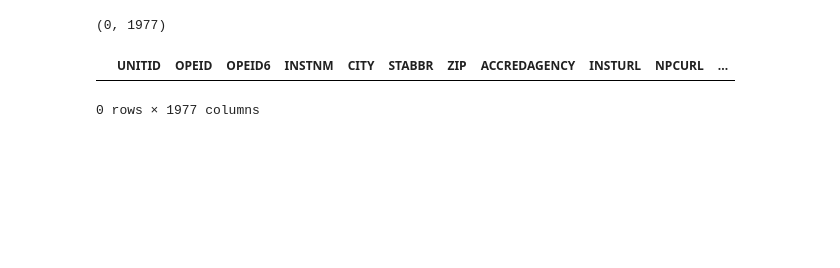
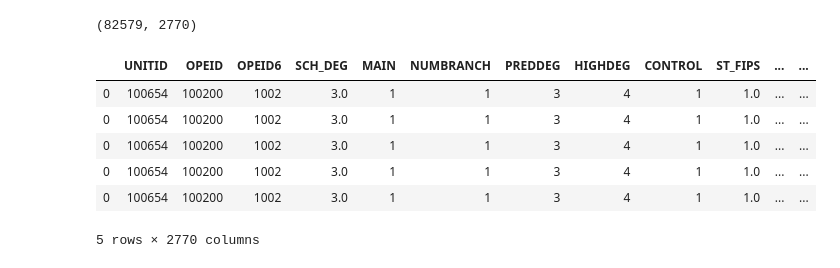
Before and after one commit to mattdintino/DS-5220-Project, a Jupyter notebook: initial_tests.ipynb, the cells around one changed output. Saved outputs shown, nothing was run; the diff lists cells and outputs as text; code cells hidden in the pictures; blank space fills up the shorter version.

```diff
--- a/initial_tests.ipynb
+++ b/initial_tests.ipynb
@@ -36,9 +36,10 @@ df_16 = pd.read_csv("CollegeScorecard_Raw_Data/MERGED2016_17_PP.csv")
 df_17 = pd.read_csv("CollegeScorecard_Raw_Data/MERGED2017_18_PP.csv")
 # %%
 frames = [
-    df_96, df_97, df_98, df_99, df_00,
-    df_01, df_02, df_03, df_04, df_05,
-    df_06, df_07, df_08, df_09, df_10,
+    #df_96, df_97, df_98, df_99, df_00,
+    #df_01, df_02, df_03, df_04, df_05,
+    #df_06, df_07, df_08, df_09,
+    df_10,
     df_11, df_12, df_13, df_14, df_15,
     df_16, df_17
 ]
@@ -57,0 +128,9 @@ data.head()
+# %%
+#convert columns into floats where possible, one-hot-encode others
+cats = []
+for i in data_removed_nulls.columns:
+    if data_removed_nulls[i].dtype == "object":
+        try:
+            data_removed_nulls[i] = data_removed_nulls[i].astype('float64')
+        except:
+            cats.append(i)
@@ -57,0 +157,7 @@ data.head()
+# %%
+#print("Columns before filtering: " + str(X.shape[1]))
+ohe = pd.get_dummies(data_removed_nulls[['CITY', 'STABBR']])
+data_removed_nulls = data_removed_nulls.drop(columns=cats)
+#print("Columns after filtering: " + str(X.shape[1]))
+#print("ohe: " + str(ohe.shape[1]))
+ohe.head()
@@ -58,10 +172,13 @@ data.head()
 # %%
-data_removed_nulls = data.copy()
-data_removed_nulls = data_removed_nulls.dropna()
+data_removed_nulls = data_removed_nulls.join(ohe, how='inner')
 print(data_removed_nulls.shape)
 data_removed_nulls.head()
-##Can't remove nulls
 # %% [output]
-(0, 1977)
+(82579, 2770)
-|  | UNITID | OPEID | OPEID6 | INSTNM | CITY | STABBR | ZIP | ACCREDAGENCY | INSTURL | NPCURL | ... |
+|  | UNITID | OPEID | OPEID6 | SCH_DEG | MAIN | NUMBRANCH | PREDDEG | HIGHDEG | CONTROL | ST_FIPS | ... | ... |
+| 0 | 100654 | 100200 | 1002 | 3.0 | 1 | 1 | 3 | 4 | 1 | 1.0 | ... | ... |
+| 0 | 100654 | 100200 | 1002 | 3.0 | 1 | 1 | 3 | 4 | 1 | 1.0 | ... | ... |
+| 0 | 100654 | 100200 | 1002 | 3.0 | 1 | 1 | 3 | 4 | 1 | 1.0 | ... | ... |
+| 0 | 100654 | 100200 | 1002 | 3.0 | 1 | 1 | 3 | 4 | 1 | 1.0 | ... | ... |
+| 0 | 100654 | 100200 | 1002 | 3.0 | 1 | 1 | 3 | 4 | 1 | 1.0 | ... | ... |
-0 rows × 1977 columns
+5 rows × 2770 columns
```
Also changed, not shown: parts of 18 cells of this notebook.
